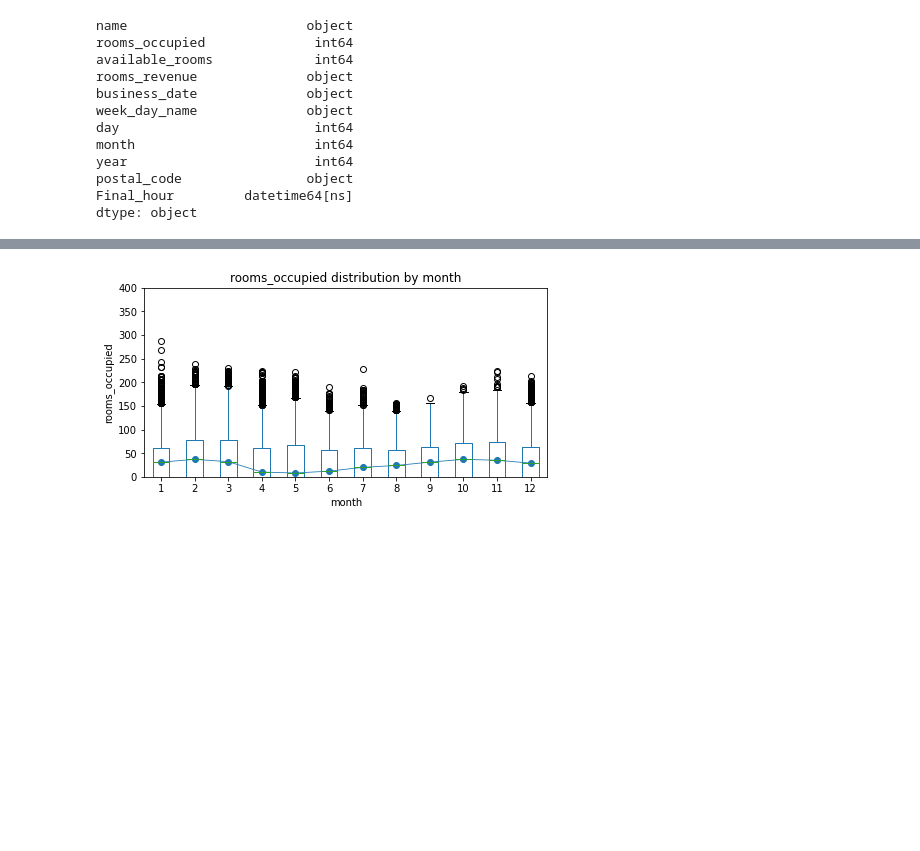
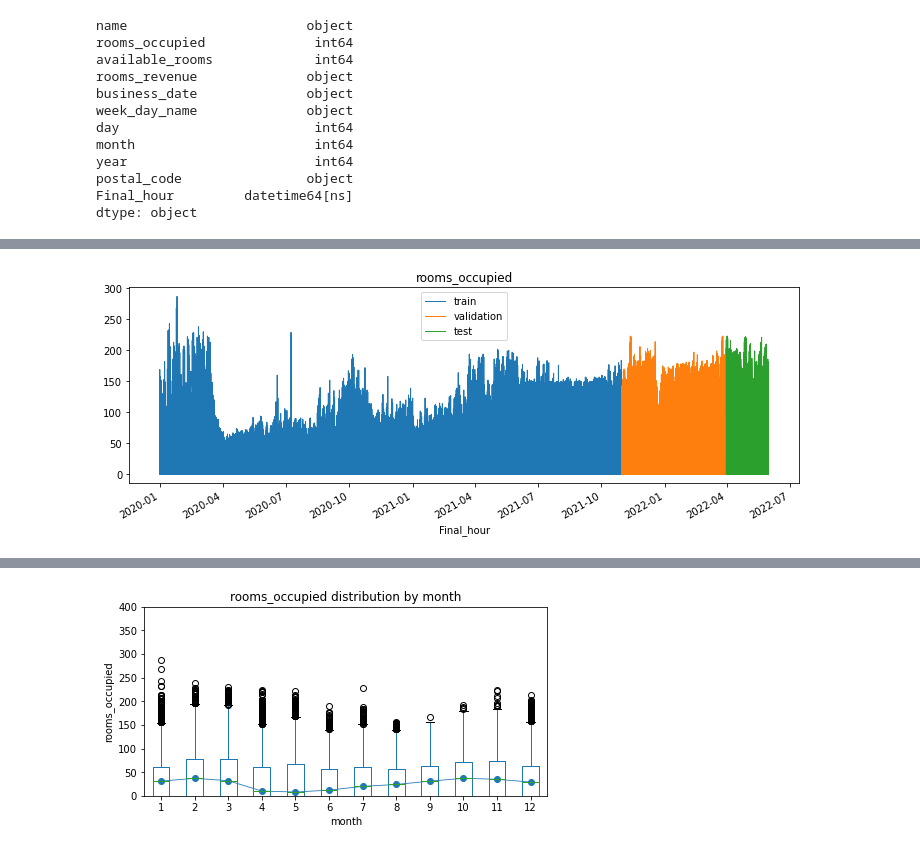
Before and after one commit to a01625364/prisma, a Jupyter notebook: ipynb/Evi2Ent3.ipynb, the cells around one changed output, grey strips where cells are left out. Cells and saved outputs as stored; diff of their text form; code cells hidden in the pictures; blank space fills up the shorter version.

```diff
--- a/ipynb/Evi2Ent3.ipynb
+++ b/ipynb/Evi2Ent3.ipynb
@@ -499,0 +500,9 @@ Test dates       : 2022-03-31 00:00:20 --- 2022-05-31 00:37:05
+# %%
+fig, ax = plt.subplots(figsize=(12, 4))
+df_Final_train.rooms_occupied.plot(ax=ax, label='train', linewidth=1)
+df_Final_val.rooms_occupied.plot(ax=ax, label='validation', linewidth=1)
+df_Final_test.rooms_occupied.plot(ax=ax, label='test', linewidth=1)
+ax.set_title('rooms_occupied')
+ax.legend();
+# %% [output]
+[figure, added]
```
Also changed, not shown: parts of 34 cells of this notebook.
